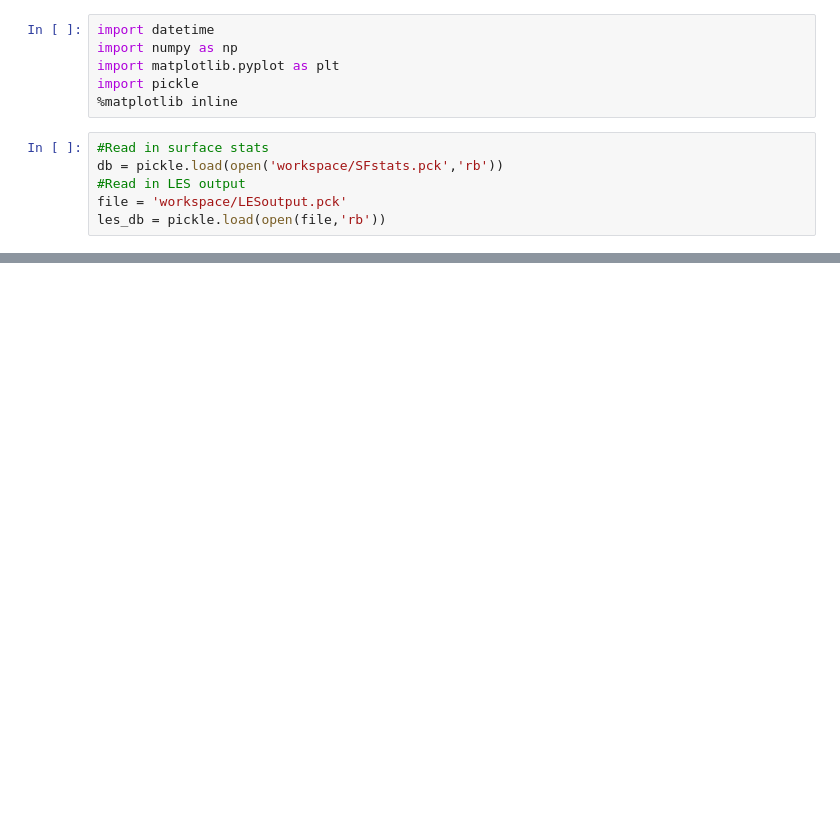
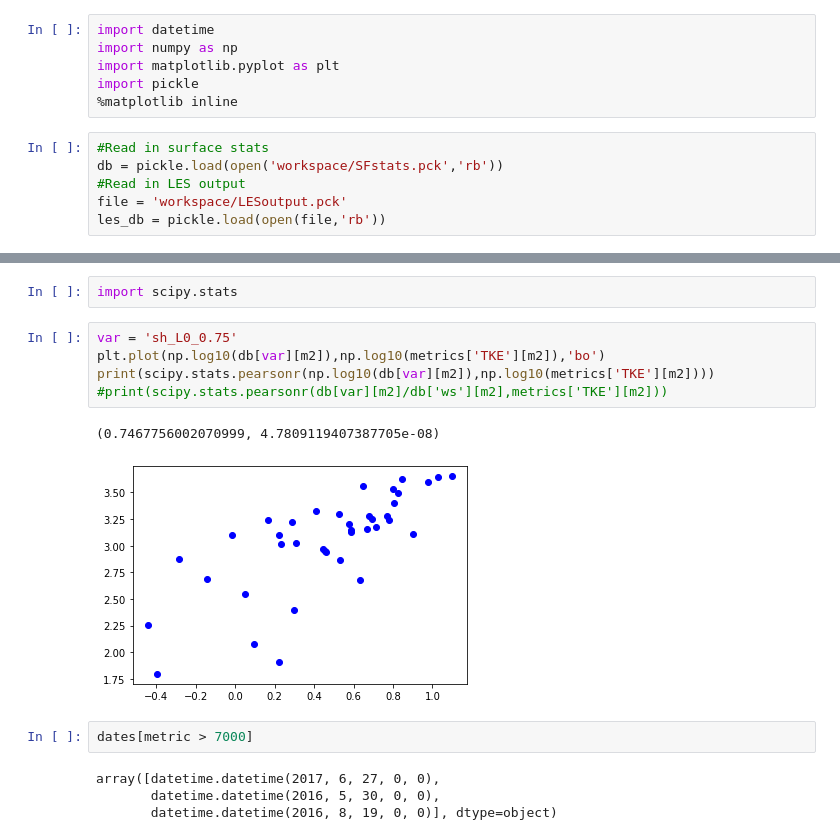
Before and after one commit to chaneyn/LESanalysis, a Jupyter notebook: Analysis.ipynb, the cells around one changed output, grey strips where cells are left out. Drawn from its saved outputs; the diff is of its cells as text; blank space fills up the shorter version.

```diff
--- a/Analysis.ipynb
+++ b/Analysis.ipynb
@@ -75,0 +106,16 @@ print(np.mean(scores))
+# %%
+import scipy.stats
+# %%
+var = 'sh_L0_0.75'
+plt.plot(np.log10(db[var][m2]),np.log10(metrics['TKE'][m2]),'bo')
+print(scipy.stats.pearsonr(np.log10(db[var][m2]),np.log10(metrics['TKE'][m2])))
+#print(scipy.stats.pearsonr(db[var][m2]/db['ws'][m2],metrics['TKE'][m2]))
+# %% [output]
+(0.7467756002070999, 4.7809119407387705e-08)
+[figure, added]
+# %%
+dates[metric > 7000]
+# %% [output]
+array([datetime.datetime(2017, 6, 27, 0, 0),
+       datetime.datetime(2016, 5, 30, 0, 0),
+       datetime.datetime(2016, 8, 19, 0, 0)], dtype=object)
```
Also changed, not shown: parts of 9 cells of this notebook, 1 other file.
